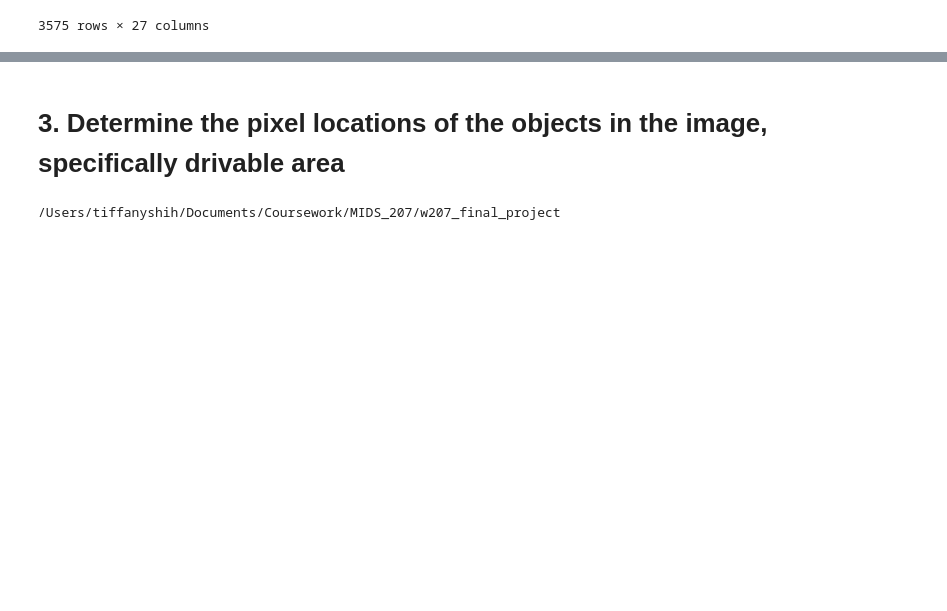
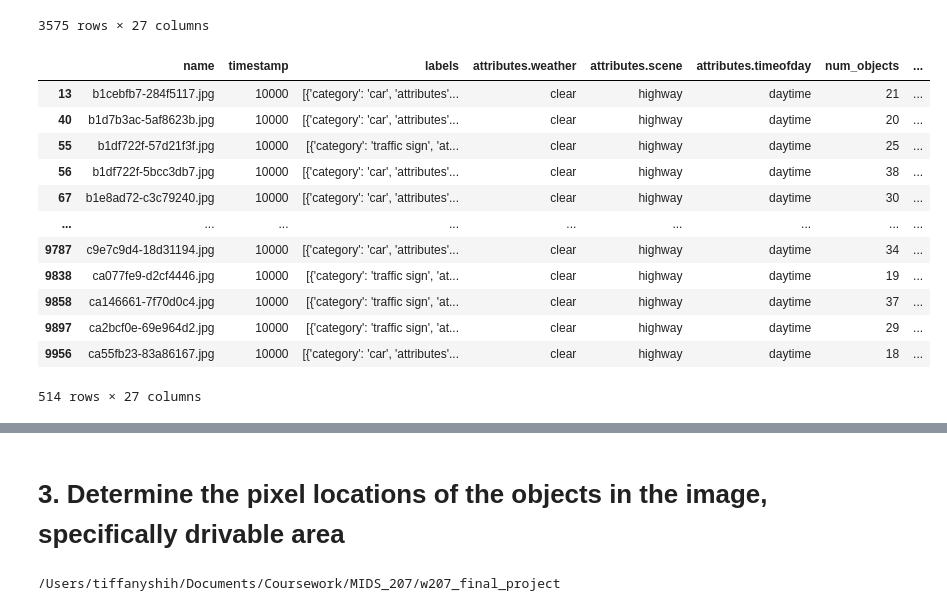
Before and after one commit to fidelianawar/W207-ML-Final, a Jupyter notebook: Tiffany_W207_Final_Project.ipynb, the cells around one changed output, grey strips where cells are left out. Cells and saved outputs as stored; diff of their text form; code cells hidden in the pictures; blank space fills up the shorter version.

```diff
--- a/Tiffany_W207_Final_Project.ipynb
+++ b/Tiffany_W207_Final_Project.ipynb
@@ -7,11 +11,11 @@ import numpy as np
 # %% [markdown]
 # 0. Load and Clean Data
 # %%
-# Required: Load labels json file containing image object labels
+# REQUIRED: Load labels json file containing image object labels
 
-with open('../Final_Project/bdd100k/labels/bdd100k_labels_images_train.json') as json_file:
+with open('../Final_Project/bdd100k_drivable_labels_trainval/labels/bdd100k_labels_images_train.json') as json_file:
     train_data = json.load(json_file)
 
-with open('../Final_Project/bdd100k/labels/bdd100k_labels_images_val.json') as json_file:
+with open('../Final_Project/bdd100k_drivable_labels_trainval/labels/bdd100k_labels_images_val.json') as json_file:
     test_data = json.load(json_file)
 # %%
@@ -152,3 +174,21 @@ data_cleaned
 | 69812 | fdebe7ab-8409a734.jpg | 10000 | [{'category': 'car', 'attributes'... | clear | highway | daytime | 40 | ... |
 | 69839 | fe03fc8a-5dabe7d4.jpg | 10000 | [{'category': 'traffic sign', 'at... | clear | highway | daytime | 25 | ... |
 3575 rows × 27 columns
+# %%
+# Clean Test Data
+test_data_cleaned = clean_data(test_data_normalized)
+test_data_cleaned
+# %% [output]
+|  | name | timestamp | labels | attributes.weather | attributes.scene | attributes.timeofday | num_objects | ... |
+| 13 | b1cebfb7-284f5117.jpg | 10000 | [{'category': 'car', 'attributes'... | clear | highway | daytime | 21 | ... |
+| 40 | b1d7b3ac-5af8623b.jpg | 10000 | [{'category': 'car', 'attributes'... | clear | highway | daytime | 20 | ... |
+| 55 | b1df722f-57d21f3f.jpg | 10000 | [{'category': 'traffic sign', 'at... | clear | highway | daytime | 25 | ... |
+| 56 | b1df722f-5bcc3db7.jpg | 10000 | [{'category': 'car', 'attributes'... | clear | highway | daytime | 38 | ... |
+| 67 | b1e8ad72-c3c79240.jpg | 10000 | [{'category': 'car', 'attributes'... | clear | highway | daytime | 30 | ... |
+| ... | ... | ... | ... | ... | ... | ... | ... | ... |
+| 9787 | c9e7c9d4-18d31194.jpg | 10000 | [{'category': 'car', 'attributes'... | clear | highway | daytime | 34 | ... |
+| 9838 | ca077fe9-d2cf4446.jpg | 10000 | [{'category': 'traffic sign', 'at... | clear | highway | daytime | 19 | ... |
+| 9858 | ca146661-7f70d0c4.jpg | 10000 | [{'category': 'traffic sign', 'at... | clear | highway | daytime | 37 | ... |
+| 9897 | ca2bcf0e-69e964d2.jpg | 10000 | [{'category': 'traffic sign', 'at... | clear | highway | daytime | 29 | ... |
+| 9956 | ca55fb23-83a86167.jpg | 10000 | [{'category': 'car', 'attributes'... | clear | highway | daytime | 18 | ... |
+514 rows × 27 columns
```
Also changed, not shown: parts of 27 cells of this notebook.
